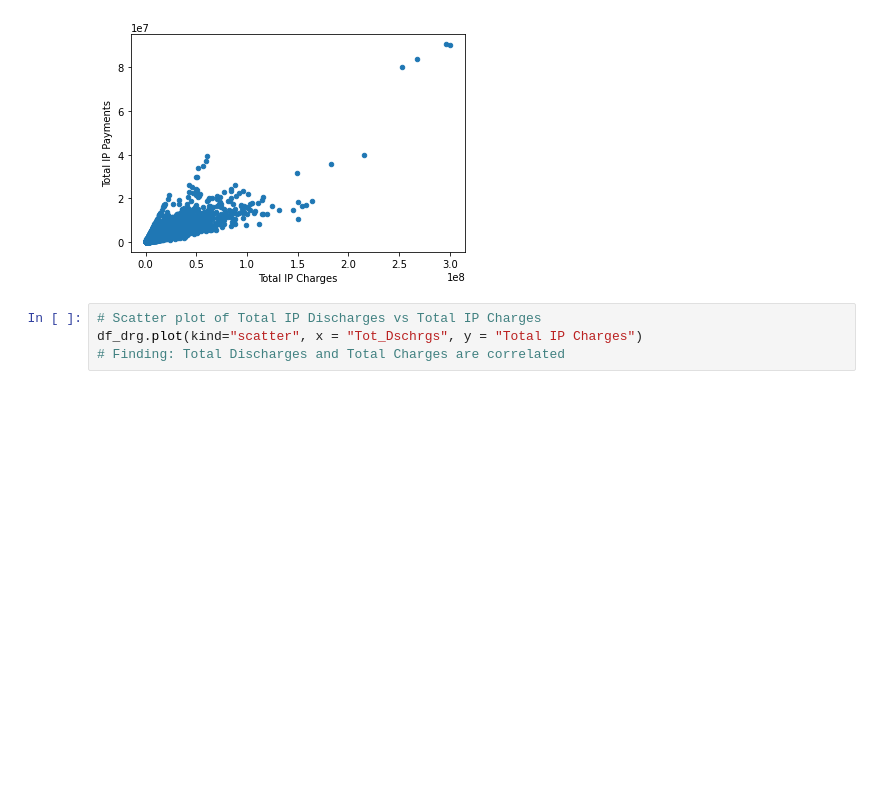
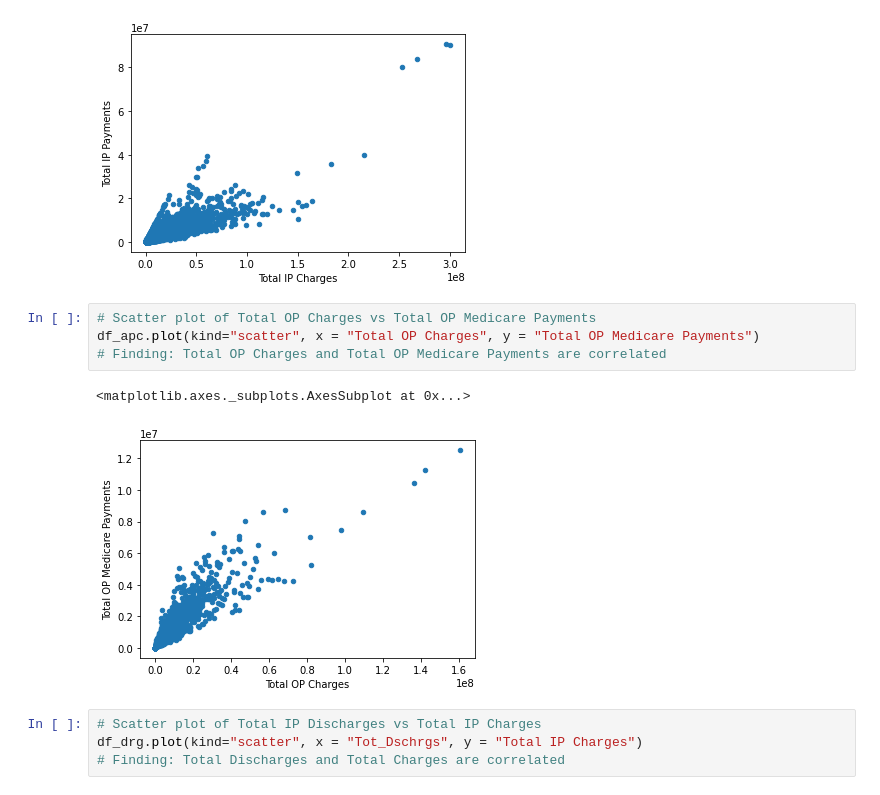
Before and after one commit to tuccib/CUNY-LAG, a Jupyter notebook: 210801_Project_4_1.ipynb, the cells around one changed output. Saved outputs shown, nothing was run; the diff lists cells and outputs as text; blank space fills up the shorter version.

```diff
--- a/210801_Project_4_1.ipynb
+++ b/210801_Project_4_1.ipynb
@@ -480,6 +532,13 @@ df_drg.plot(kind="scatter", x = "Total IP Charges", y = "Total IP Payments")
 # %% [output]
 <matplotlib.axes._subplots.AxesSubplot at 0x...>
 [figure]
+# %%
+# Scatter plot of Total OP Charges vs Total OP Medicare Payments
+df_apc.plot(kind="scatter", x = "Total OP Charges", y = "Total OP Medicare Payments")
+# Finding: Total OP Charges and Total OP Medicare Payments are correlated
+# %% [output]
+<matplotlib.axes._subplots.AxesSubplot at 0x...>
+[figure, added]
 # %%
 # Scatter plot of Total IP Discharges vs Total IP Charges
 df_drg.plot(kind="scatter", x = "Tot_Dschrgs", y = "Total IP Charges")
```
Also changed, not shown: parts of 4 cells of this notebook.
